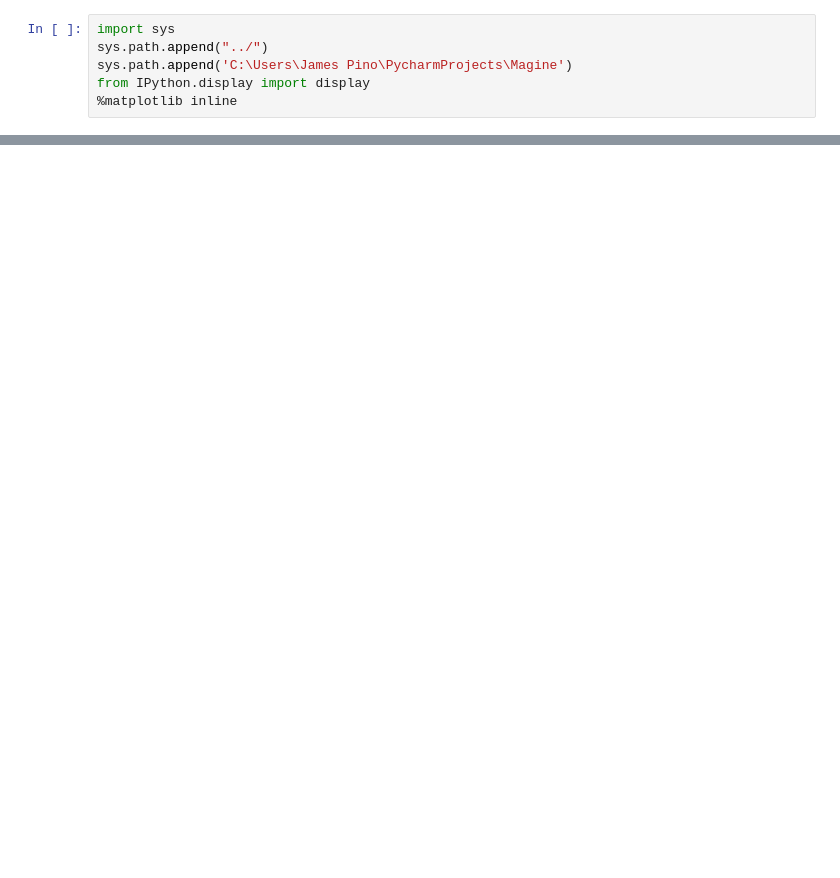
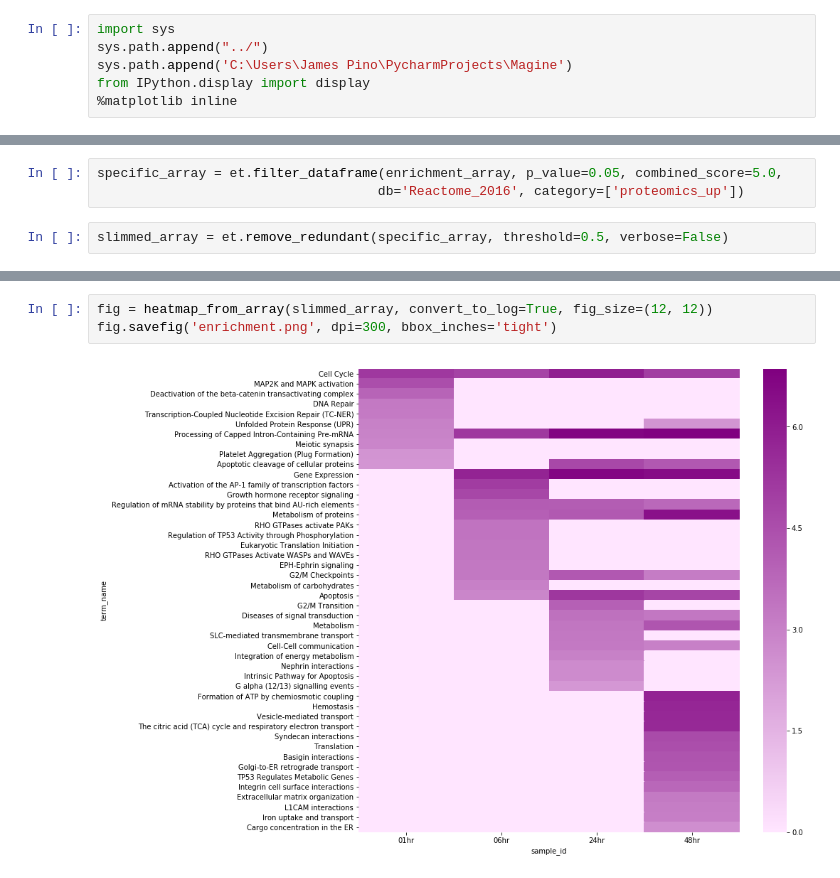
Before and after one commit to LoLab-MSM/MAGINE, a Jupyter notebook: examples/cisplatin/data_exploration.ipynb, the cells around one changed output, grey strips where cells are left out. Saved outputs shown, nothing was run; the diff lists cells and outputs as text; blank space fills up the shorter version.

Commit message:
Updating data exploration. Using new heatplots function.
Removing old heatplot code. Upgrading to seaborn plots, easy interface based on MAGINE inputs (enrichment array and ExpreimentalData).

```diff
--- a/examples/cisplatin/data_exploration.ipynb
+++ b/examples/cisplatin/data_exploration.ipynb
@@ -67,0 +24,5 @@ fig = heatmap_from_array(array, convert_to_log=True)
+# %%
+specific_array = et.filter_dataframe(enrichment_array, p_value=0.05, combined_score=5.0,
+                                    db='Reactome_2016', category=['proteomics_up'])
+# %%
+slimmed_array = et.remove_redundant(specific_array, threshold=0.5, verbose=False)
@@ -67,0 +45,5 @@ fig = heatmap_from_array(array, convert_to_log=True)
+# %%
+fig = heatmap_from_array(slimmed_array, convert_to_log=True, fig_size=(12, 12))
+fig.savefig('enrichment.png', dpi=300, bbox_inches='tight')
+# %% [output]
+[figure, added]
```
Also changed, not shown: parts of 12 cells of this notebook, 3 other files.
